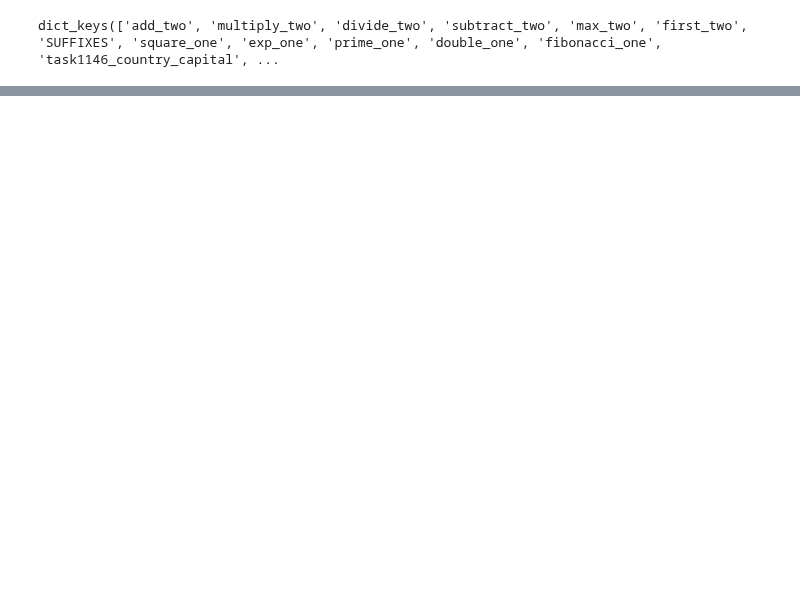
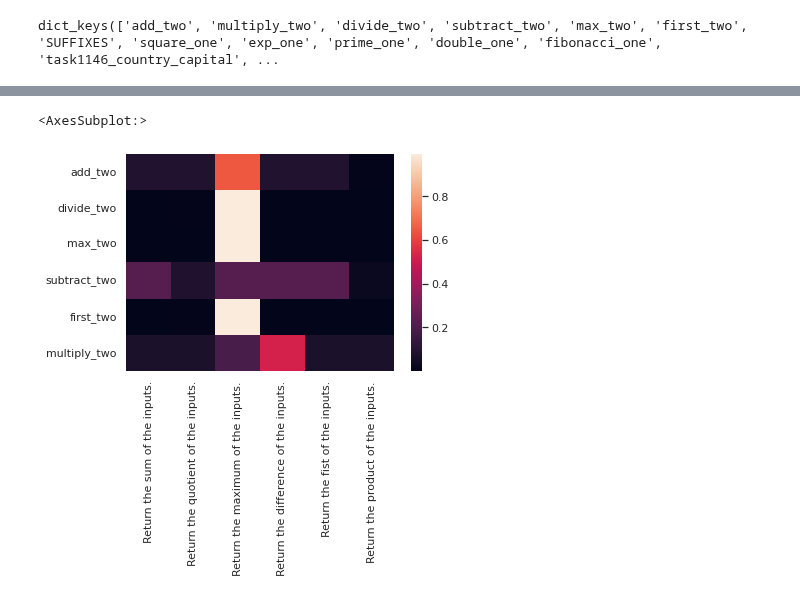
Before and after one commit to csinva/iprompt, a Jupyter notebook: notebooks/01_prompt_task_alignment.ipynb, the cells around one changed output, grey strips where cells are left out. Drawn from its saved outputs; the diff is of its cells as text; code cells hidden in the pictures; blank space fills up the shorter version.

```diff
--- a/notebooks/01_prompt_task_alignment.ipynb
+++ b/notebooks/01_prompt_task_alignment.ipynb
@@ -182,0 +202,8 @@ sns.heatmap(torch.tensor(losses[:-4, :]), yticklabels=task_names, xticklabels=ta
+# %%
+import seaborn as sns
+sns.set()
+
+sns.heatmap(torch.tensor(accuracies).softmax(dim=1), yticklabels=task_names, xticklabels=task_descriptions)
+# %% [output]
+<AxesSubplot:>
+[figure, added]
```
Also changed, not shown: parts of 7 cells of this notebook, 2 other files.
